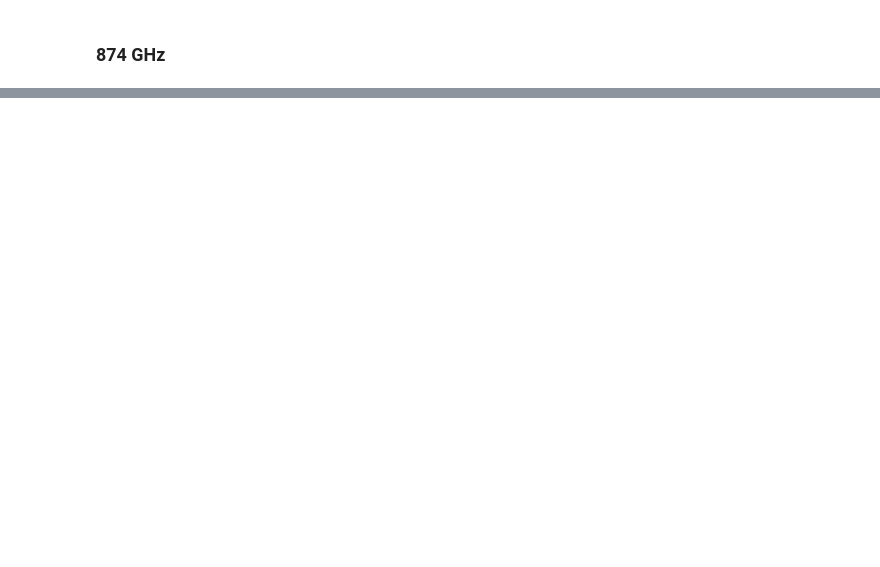
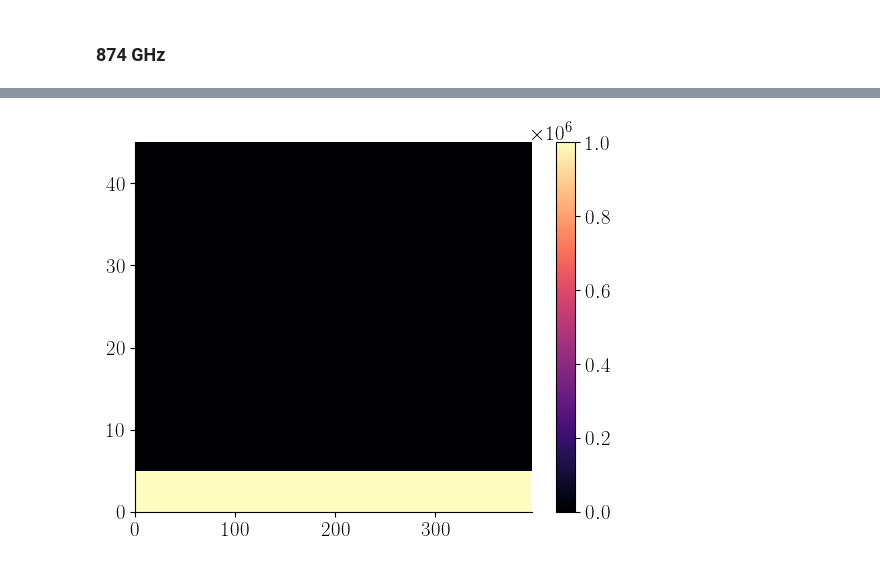
Before and after one commit to simonpf/ismar_combined, a Jupyter notebook: notebooks/preprocessing_c159.ipynb, the cells around one changed output, grey strips where cells are left out. Saved outputs shown, nothing was run; the diff lists cells and outputs as text; code cells hidden in the pictures; blank space fills up the shorter version.

```diff
--- a/notebooks/preprocessing_c159.ipynb
+++ b/notebooks/preprocessing_c159.ipynb
@@ -265,0 +451,6 @@ np.mean(np.diff(RADAR.x[:, 0]))
+# %%
+plt.pcolormesh(RADAR.nedt.T)
+plt.colorbar()
+plt.show()
+# %% [output]
+[figure, added]
```
Also changed, not shown: parts of 23 cells of this notebook, 11 other files.
